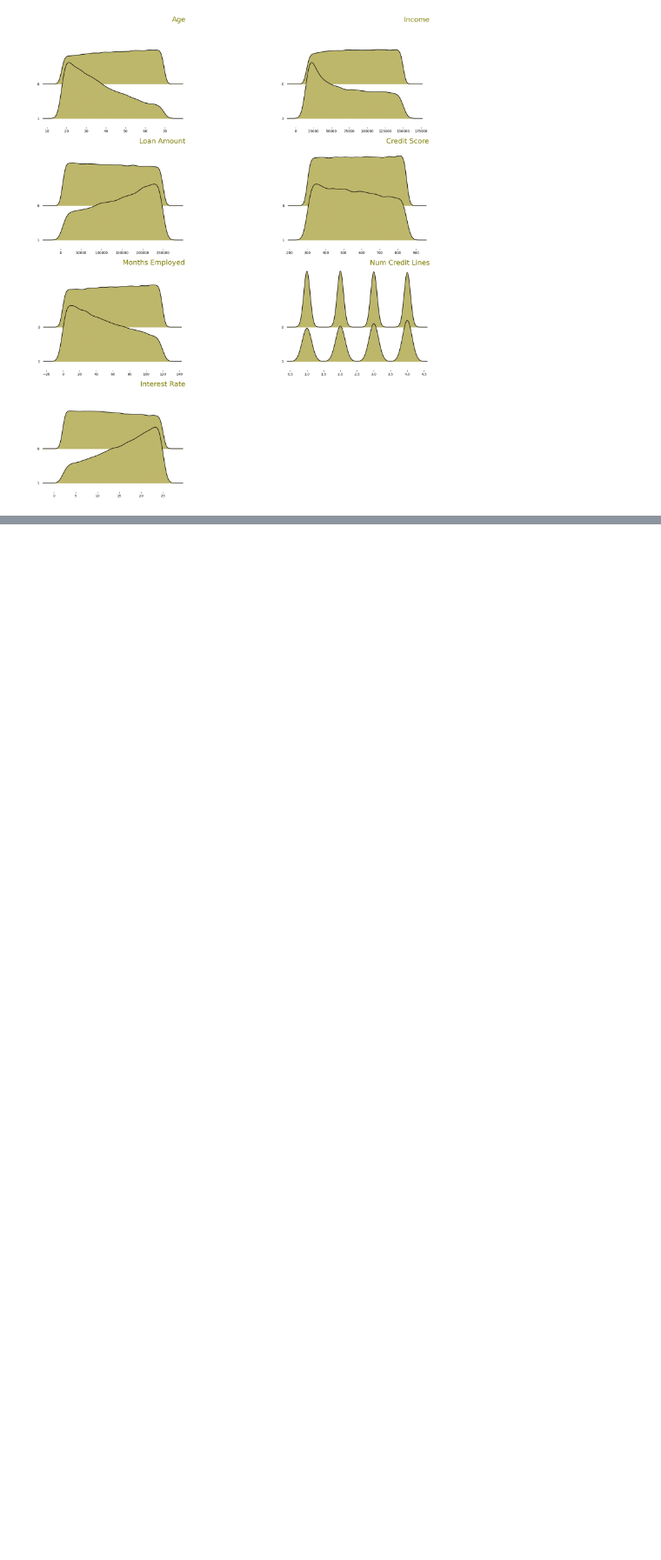
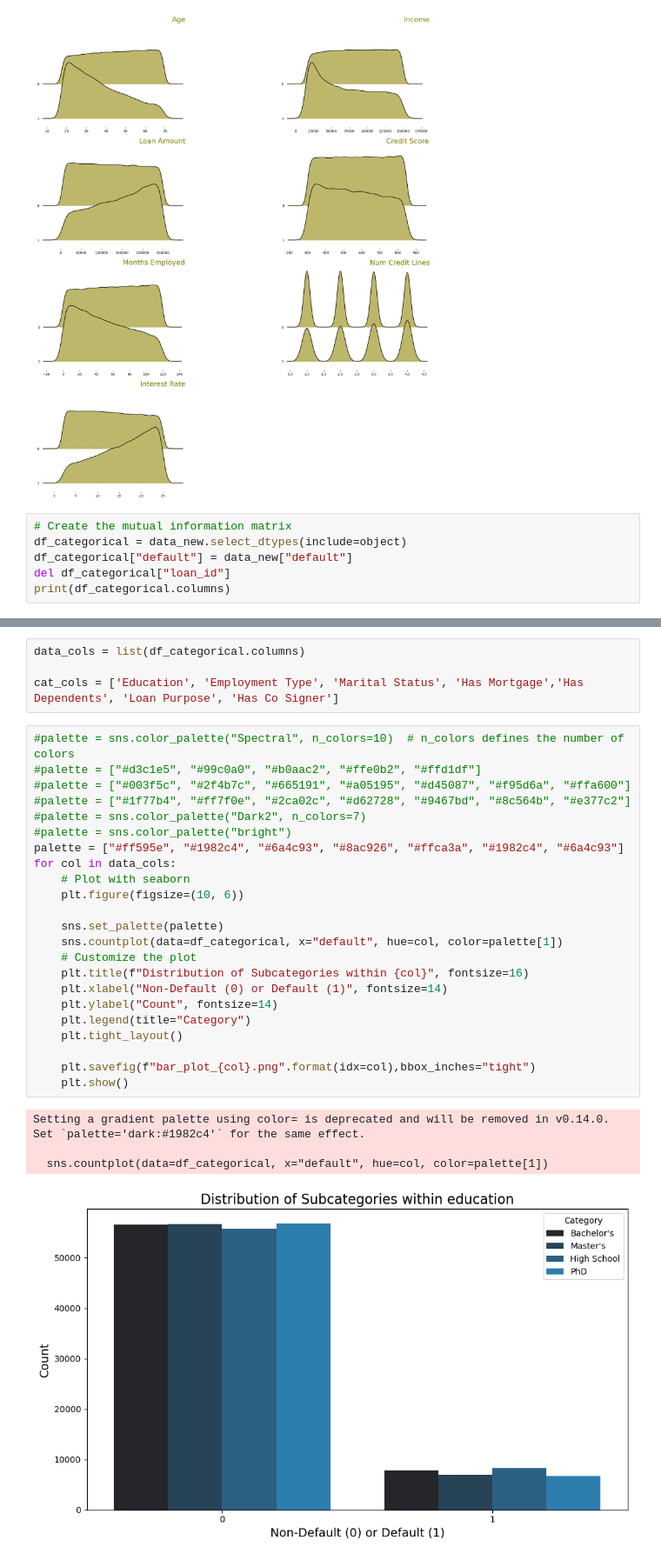
Before and after one commit to f-kuzey-edes-huyal/loan_default_prediction, a Jupyter notebook: eda_feature_engineering.ipynb, the cells around one changed output, grey strips where cells are left out. Shown at 87% size. Drawn from its saved outputs; the diff is of its cells as text; blank space fills up the shorter version.

```diff
--- a/eda_feature_engineering.ipynb
+++ b/eda_feature_engineering.ipynb
@@ -316,3 +316,9 @@ fig.savefig("joy_plots_numeric.png", dpi=300, bbox_inches='tight')
 plt.show()
 # %% [output]
 [figure]
+# %%
+# Create the mutual information matrix
+df_categorical = data_new.select_dtypes(include=object)
+df_categorical["default"] = data_new["default"]
+del df_categorical["loan_id"]
+print(df_categorical.columns)
@@ -318,0 +329,32 @@ plt.show()
+# %%
+data_cols = list(df_categorical.columns)
+
+cat_cols = ['Education', 'Employment Type', 'Marital Status', 'Has Mortgage','Has Dependents', 'Loan Purpose', 'Has Co Signer']
+# %%
+#palette = sns.color_palette("Spectral", n_colors=10)  # n_colors defines the number of colors
+#palette = ["#d3c1e5", "#99c0a0", "#b0aac2", "#ffe0b2", "#ffd1df"]
+#palette = ["#003f5c", "#2f4b7c", "#665191", "#a05195", "#d45087", "#f95d6a", "#ffa600"]
+#palette = ["#1f77b4", "#ff7f0e", "#2ca02c", "#d62728", "#9467bd", "#8c564b", "#e377c2"]
+#palette = sns.color_palette("Dark2", n_colors=7)
+#palette = sns.color_palette("bright")
+palette = ["#ff595e", "#1982c4", "#6a4c93", "#8ac926", "#ffca3a", "#1982c4", "#6a4c93"]
+for col in data_cols:
+    # Plot with seaborn
+    plt.figure(figsize=(10, 6))
+
+    sns.set_palette(palette)
+    sns.countplot(data=df_categorical, x="default", hue=col, color=palette[1])
+    # Customize the plot
+    plt.title(f"Distribution of Subcategories within {col}", fontsize=16)
+    plt.xlabel("Non-Default (0) or Default (1)", fontsize=14)
+    plt.ylabel("Count", fontsize=14)
+    plt.legend(title="Category")
+    plt.tight_layout()
+
+    plt.savefig(f"bar_plot_{col}.png".format(idx=col),bbox_inches="tight")
+    plt.show()
+# %% [output]
+Setting a gradient palette using color= is deprecated and will be removed in v0.14.0. Set `palette='dark:#1982c4'` for the same effect.
+
+  sns.countplot(data=df_categorical, x="default", hue=col, color=palette[1])
+[figure, added]
```
Also changed, not shown: parts of 4 cells of this notebook.
